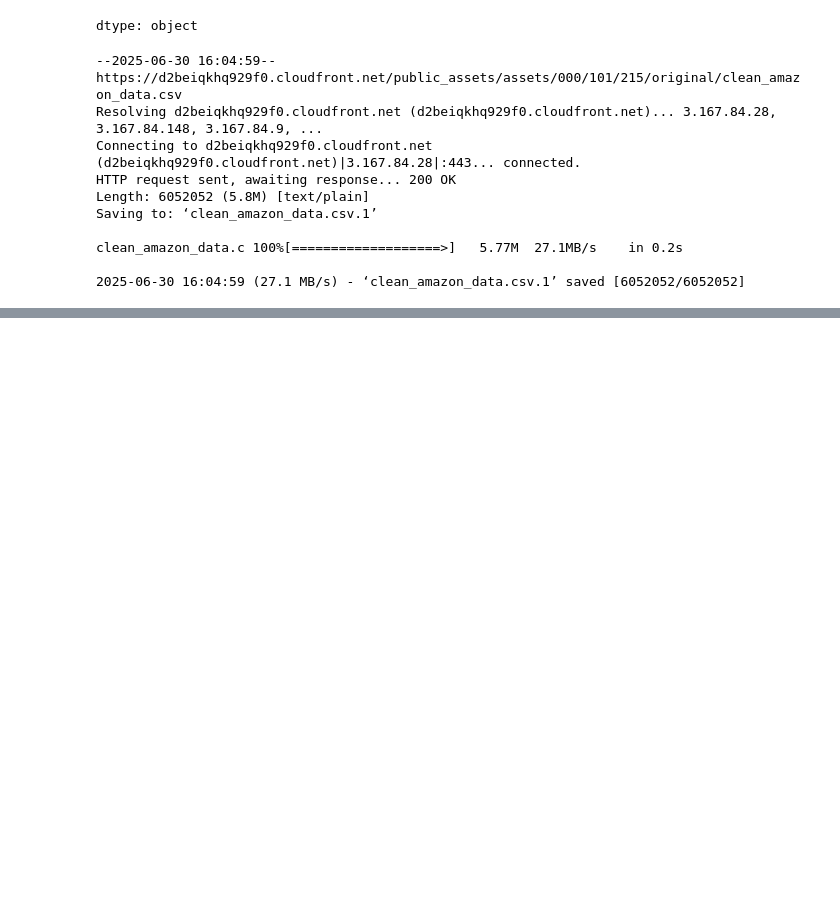
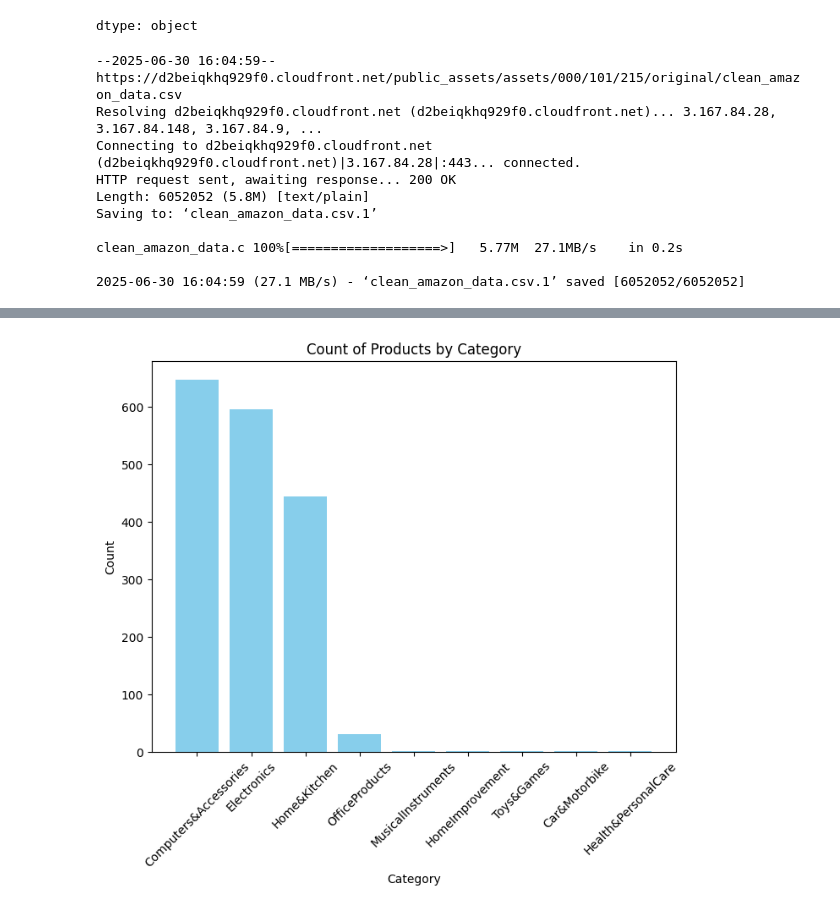
Before and after one commit to arpit01101993/scalar_module1, a Jupyter notebook: DAV5(My).ipynb, the cells around one changed output, grey strips where cells are left out. Saved outputs shown, nothing was run; the diff lists cells and outputs as text; code cells hidden in the pictures; blank space fills up the shorter version.

```diff
--- a/DAV5(My).ipynb
+++ b/DAV5(My).ipynb
@@ -172,0 +258,13 @@ clean_amazon_data.c 100%[===================>]   5.77M  27.1MB/s    in 0.2s
+# %%
+#matplotlib
+categories = df['category'].value_counts()
+
+plt.figure(figsize=(8, 6))
+plt.bar(categories.index, categories.values, color='skyblue')
+plt.xticks(rotation=45)
+plt.title("Count of Products by Category")
+plt.xlabel("Category")
+plt.ylabel("Count")
+plt.show()
+# %% [output]
+[figure, added]
```
Also changed, not shown: parts of 11 cells of this notebook.
